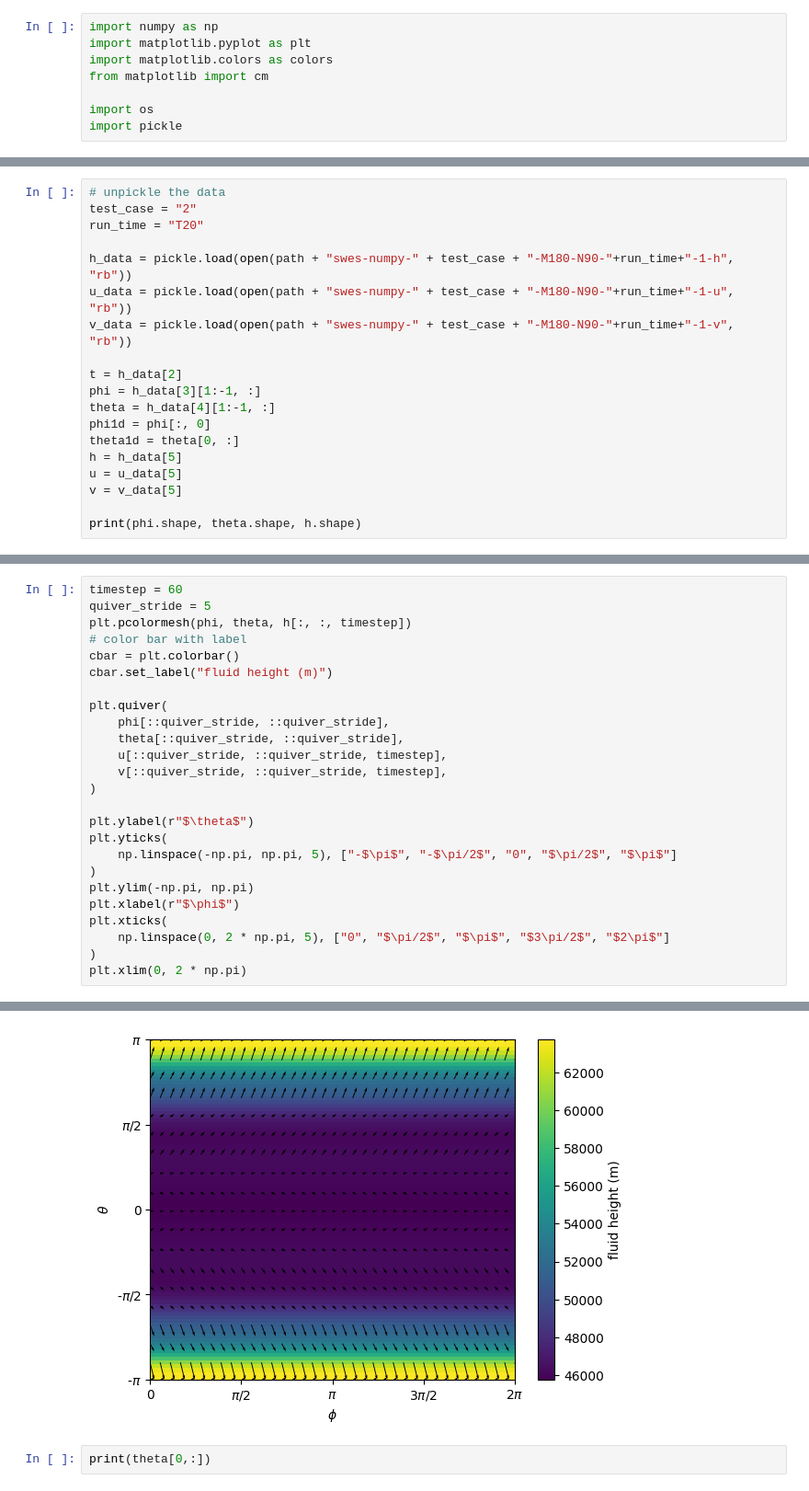
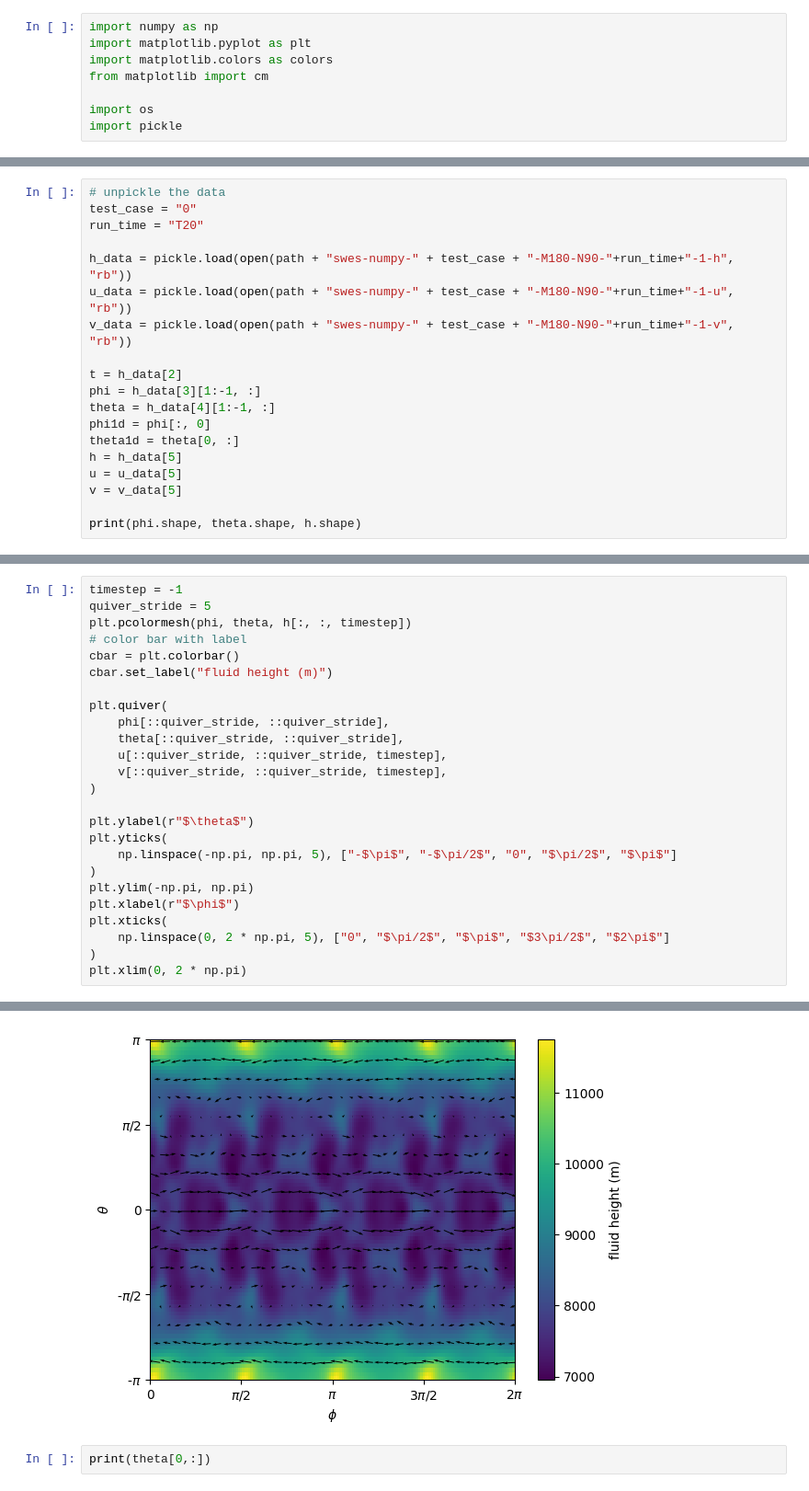
Before and after one commit to dana-grund/HPC4WC, a Jupyter notebook: projects/2023/project06_shallow_water/visualization/visualization.ipynb, the cells around one changed output, grey strips where cells are left out. Shown at 92% size. Drawn from its saved outputs; the diff is of its cells as text.

```diff
--- a/projects/2023/project06_shallow_water/visualization/visualization.ipynb
+++ b/projects/2023/project06_shallow_water/visualization/visualization.ipynb
@@ -29,7 +29,7 @@ os.listdir(path)
  'swes-numpy-0-M180-N90-T20-1-v']
 # %%
 # unpickle the data
-test_case = "2"
+test_case = "0"
 run_time = "T20"
 
 h_data = pickle.load(open(path + "swes-numpy-" + test_case + "-M180-N90-"+run_time+"-1-h", "rb"))
@@ -51,31 +51,31 @@ print(phi.shape, theta.shape, h.shape)
 # %%
-timestep = 60
+timestep = -1
 quiver_stride = 5
 plt.pcolormesh(phi, theta, h[:, :, timestep])
 # color bar with label
 cbar = plt.colorbar()
 cbar.set_label("fluid height (m)")
 
 plt.quiver(
     phi[::quiver_stride, ::quiver_stride],
     theta[::quiver_stride, ::quiver_stride],
     u[::quiver_stride, ::quiver_stride, timestep],
     v[::quiver_stride, ::quiver_stride, timestep],
 )
 
 plt.ylabel(r"$\theta$")
 plt.yticks(
     np.linspace(-np.pi, np.pi, 5), ["-$\pi$", "-$\pi/2$", "0", "$\pi/2$", "$\pi$"]
 )
 plt.ylim(-np.pi, np.pi)
 plt.xlabel(r"$\phi$")
 plt.xticks(
     np.linspace(0, 2 * np.pi, 5), ["0", "$\pi/2$", "$\pi$", "$3\pi/2$", "$2\pi$"]
 )
 plt.xlim(0, 2 * np.pi)
 # %% [output]
 (0.0, 6.283185307179586)
-[figure, old version]
+[figure, new version]
 # %%
 print(theta[0,:])
 # %% [output]
```
Also changed, not shown: parts of 6 cells of this notebook, 2 other files.
